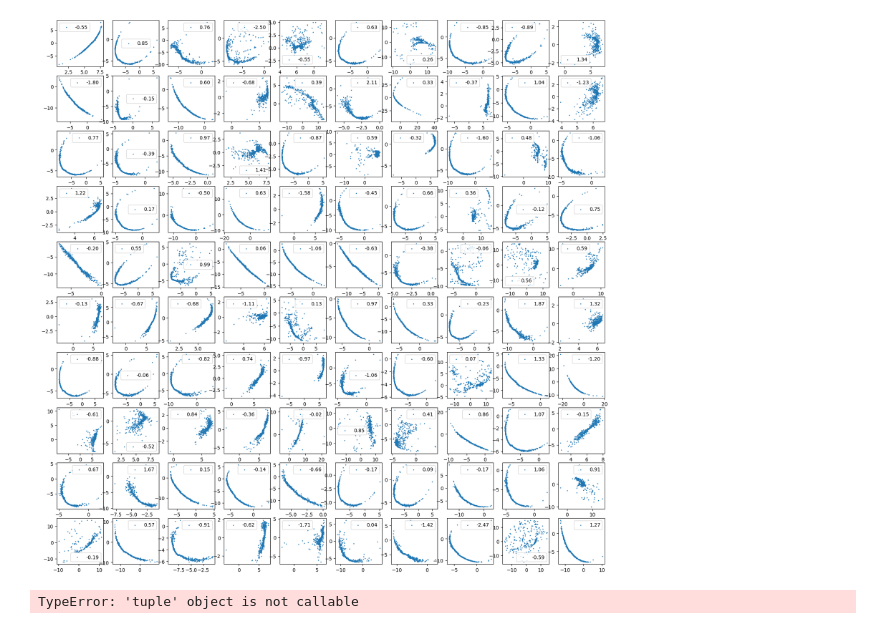
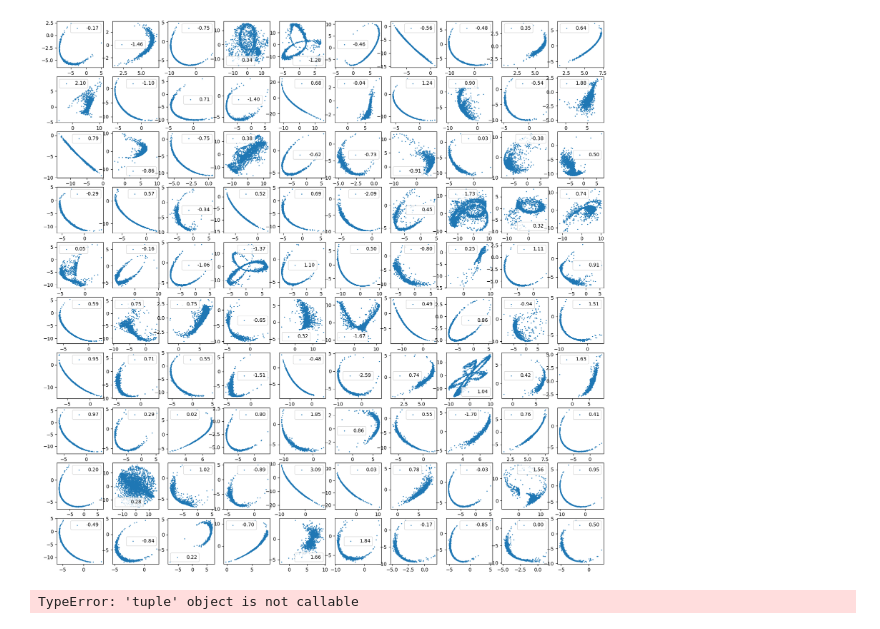
Before and after one commit to vepe99/diffusion-experiments, a Jupyter notebook: case_study5/project_stream/notebooks/visualize_stream.ipynb, the cells around one changed output. Saved outputs shown, nothing was run; the diff lists cells and outputs as text; code cells hidden in the pictures.

Commit message:
working with streamax, added flip_dirz

```diff
--- a/case_study5/project_stream/notebooks/visualize_stream.ipynb
+++ b/case_study5/project_stream/notebooks/visualize_stream.ipynb
@@ -3,17 +3,17 @@ import numpy as np
 import matplotlib.pyplot as plt
 # %%
 fig = plt.figure(figsize=(20, 20))
-for idx, i in enumerate(range(0, 100)):
-    data = np.load(f'../data/streams/data_gala_rotated/simulation_{i}.npz')
+for idx, i in enumerate(range(300, 400)):
+    data = np.load(f'../data/streams/data_streamax_test/simulation_{i}.npz')
     sim_data = data['sim_data_carthesian']
 
     ax = fig.add_subplot(10, 10, idx+1)
     ax.scatter(sim_data[:, 0], sim_data[:, 1], s=1, label=f"{data['dirx_Triaxial_rotated_halo'][0]:.2f}")
     # ax.set_xlim(-20, 20)
     # ax.set_ylim(-20, 20)
     ax.legend()
 # %% [output]
-[figure, old version]
+[figure, new version]
 # %%
 data = np.load(f'../data/streams/data_streamax_new/training_data_1000000.npz')
 # %% [output]
```
Also changed, not shown: 13 other files.
